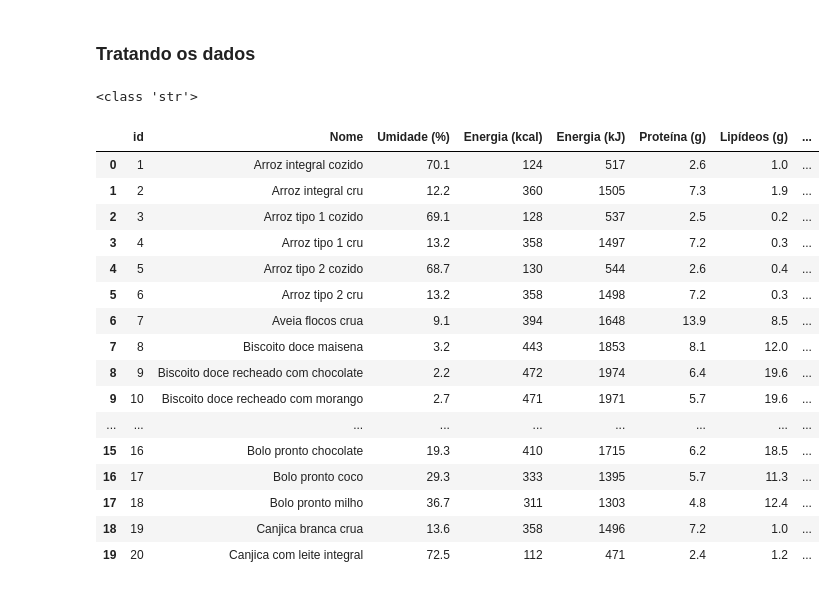
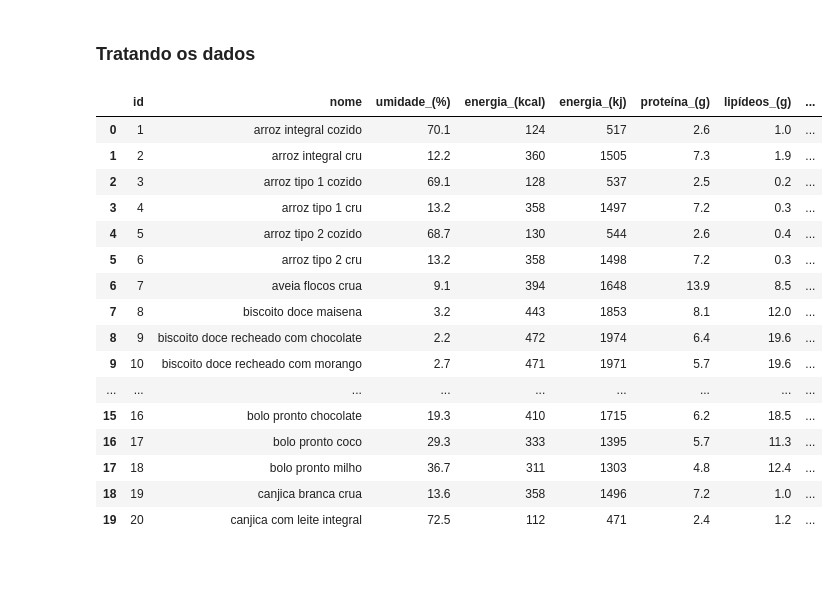
Before and after one commit to Byte-Boost/AIService_Junipy, a Jupyter notebook: src/app.ipynb, the cells around one changed output. Drawn from its saved outputs; the diff is of its cells as text; code cells hidden in the pictures.

Commit message:
[feat]: Normalize the nutritional data table header
Normalize the column names of the TACO table. This change involves converting all names to lowercase and replacing spaces with underscores.

```diff
--- a/src/app.ipynb
+++ b/src/app.ipynb
@@ -86,31 +86,40 @@ taco.head(10)
 # %%
 formattedTACO = taco
 
 for col in formattedTACO.columns:
     formattedTACO[col] = formattedTACO[col].replace(pd.NA, "0")
     formattedTACO[col] = formattedTACO[col].replace(" NA", "0")
     formattedTACO[col] = formattedTACO[col].replace(" Tr", "0")
+    formattedTACO[col] = formattedTACO[col].replace(" ", "0")
 
-print(type(formattedTACO[' Colesterol (mg)'].iloc[6]))
+# print(type(formattedTACO[' Colesterol (mg)'].iloc[6]))
 
 
+formattedTACO.columns = formattedTACO.columns.str.lower()
+formattedTACO.columns = formattedTACO.columns.str.replace(" ", "_")
+formattedTACO.columns = formattedTACO.columns.str.replace(" ", "", 1)
+
+
+formattedTACO["nome"] = formattedTACO["nome"].str.lower()
+
+
+formattedTACO.to_csv("../docs/datasets/formattedTACO.csv", index=False)
 formattedTACO.head(20)
 # %% [output]
-<class 'str'>
-|  | id | Nome | Umidade (%) | Energia (kcal) | Energia (kJ) | Proteína (g) | Lipídeos (g) | ... |
-| 0 | 1 | Arroz integral cozido | 70.1 | 124 | 517 | 2.6 | 1.0 | ... |
-| 1 | 2 | Arroz integral cru | 12.2 | 360 | 1505 | 7.3 | 1.9 | ... |
-| 2 | 3 | Arroz tipo 1 cozido | 69.1 | 128 | 537 | 2.5 | 0.2 | ... |
-| 3 | 4 | Arroz tipo 1 cru | 13.2 | 358 | 1497 | 7.2 | 0.3 | ... |
-| 4 | 5 | Arroz tipo 2 cozido | 68.7 | 130 | 544 | 2.6 | 0.4 | ... |
-| 5 | 6 | Arroz tipo 2 cru | 13.2 | 358 | 1498 | 7.2 | 0.3 | ... |
-| 6 | 7 | Aveia flocos crua | 9.1 | 394 | 1648 | 13.9 | 8.5 | ... |
-| 7 | 8 | Biscoito doce maisena | 3.2 | 443 | 1853 | 8.1 | 12.0 | ... |
-| 8 | 9 | Biscoito doce recheado com chocolate | 2.2 | 472 | 1974 | 6.4 | 19.6 | ... |
-| 9 | 10 | Biscoito doce recheado com morango | 2.7 | 471 | 1971 | 5.7 | 19.6 | ... |
+|  | id | nome | umidade_(%) | energia_(kcal) | energia_(kj) | proteína_(g) | lipídeos_(g) | ... |
+| 0 | 1 | arroz integral cozido | 70.1 | 124 | 517 | 2.6 | 1.0 | ... |
+| 1 | 2 | arroz integral cru | 12.2 | 360 | 1505 | 7.3 | 1.9 | ... |
+| 2 | 3 | arroz tipo 1 cozido | 69.1 | 128 | 537 | 2.5 | 0.2 | ... |
+| 3 | 4 | arroz tipo 1 cru | 13.2 | 358 | 1497 | 7.2 | 0.3 | ... |
+| 4 | 5 | arroz tipo 2 cozido | 68.7 | 130 | 544 | 2.6 | 0.4 | ... |
+| 5 | 6 | arroz tipo 2 cru | 13.2 | 358 | 1498 | 7.2 | 0.3 | ... |
+| 6 | 7 | aveia flocos crua | 9.1 | 394 | 1648 | 13.9 | 8.5 | ... |
+| 7 | 8 | biscoito doce maisena | 3.2 | 443 | 1853 | 8.1 | 12.0 | ... |
+| 8 | 9 | biscoito doce recheado com chocolate | 2.2 | 472 | 1974 | 6.4 | 19.6 | ... |
+| 9 | 10 | biscoito doce recheado com morango | 2.7 | 471 | 1971 | 5.7 | 19.6 | ... |
 | ... | ... | ... | ... | ... | ... | ... | ... | ... |
-| 15 | 16 | Bolo pronto chocolate | 19.3 | 410 | 1715 | 6.2 | 18.5 | ... |
-| 16 | 17 | Bolo pronto coco | 29.3 | 333 | 1395 | 5.7 | 11.3 | ... |
-| 17 | 18 | Bolo pronto milho | 36.7 | 311 | 1303 | 4.8 | 12.4 | ... |
-| 18 | 19 | Canjica branca crua | 13.6 | 358 | 1496 | 7.2 | 1.0 | ... |
-| 19 | 20 | Canjica com leite integral | 72.5 | 112 | 471 | 2.4 | 1.2 | ... |
+| 15 | 16 | bolo pronto chocolate | 19.3 | 410 | 1715 | 6.2 | 18.5 | ... |
+| 16 | 17 | bolo pronto coco | 29.3 | 333 | 1395 | 5.7 | 11.3 | ... |
+| 17 | 18 | bolo pronto milho | 36.7 | 311 | 1303 | 4.8 | 12.4 | ... |
+| 18 | 19 | canjica branca crua | 13.6 | 358 | 1496 | 7.2 | 1.0 | ... |
+| 19 | 20 | canjica com leite integral | 72.5 | 112 | 471 | 2.4 | 1.2 | ... |
```
Also changed, not shown: 1 other file.
